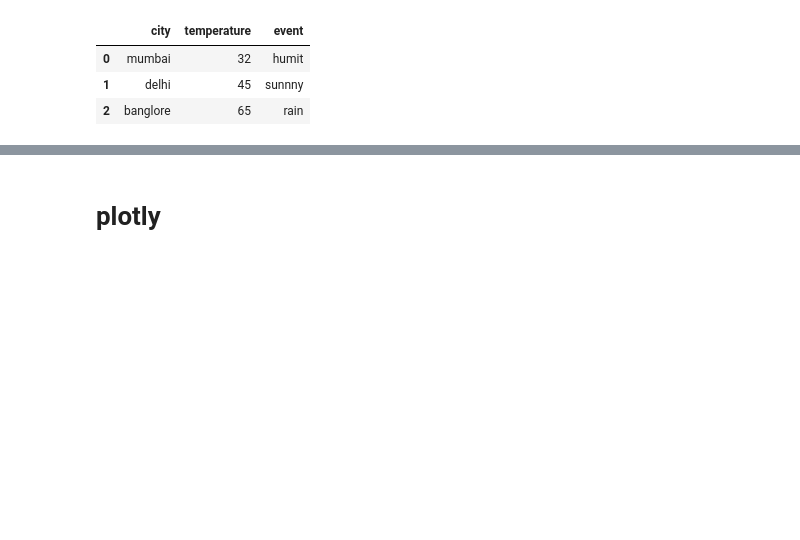
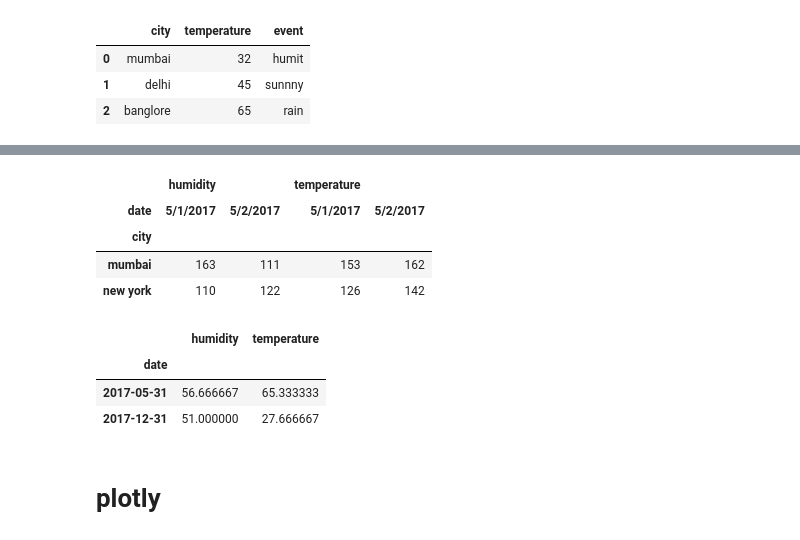
Before and after one commit to Ndeep/basic-s-of-pandas, a Jupyter notebook: pandas 1.ipynb, the cells around one changed output, grey strips where cells are left out. Cells and saved outputs as stored; diff of their text form; code cells hidden in the pictures; blank space fills up the shorter version.

```diff
--- a/pandas 1.ipynb
+++ b/pandas 1.ipynb
@@ -368,3 +454,21 @@ df_c2
+# %%
+df_pt.pivot_table(index='city',columns='date',aggfunc='sum')
+# %% [output]
+|  | humidity |  | temperature |  |
+| date | 5/1/2017 | 5/2/2017 | 5/1/2017 | 5/2/2017 |
+| city |  |  |  |  |
+| mumbai | 163 | 111 | 153 | 162 |
+| new york | 110 | 122 | 126 | 142 |
+# %%
+df_gr=pd.read_csv('pivot_grouper.csv')
+type(df_gr.date[0])
+df_gr['date']=pd.to_datetime(df_gr['date'])
+df_gr.pivot_table(index=pd.Grouper(freq='M',key='date'))
+# %% [output]
+|  | humidity | temperature |
+| date |  |  |
+| 2017-05-31 | 56.666667 | 65.333333 |
+| 2017-12-31 | 51.000000 | 27.666667 |
 # %% [markdown]
 # plotly
 # %%
```
Also changed, not shown: parts of 9 cells of this notebook, 3 other files.
